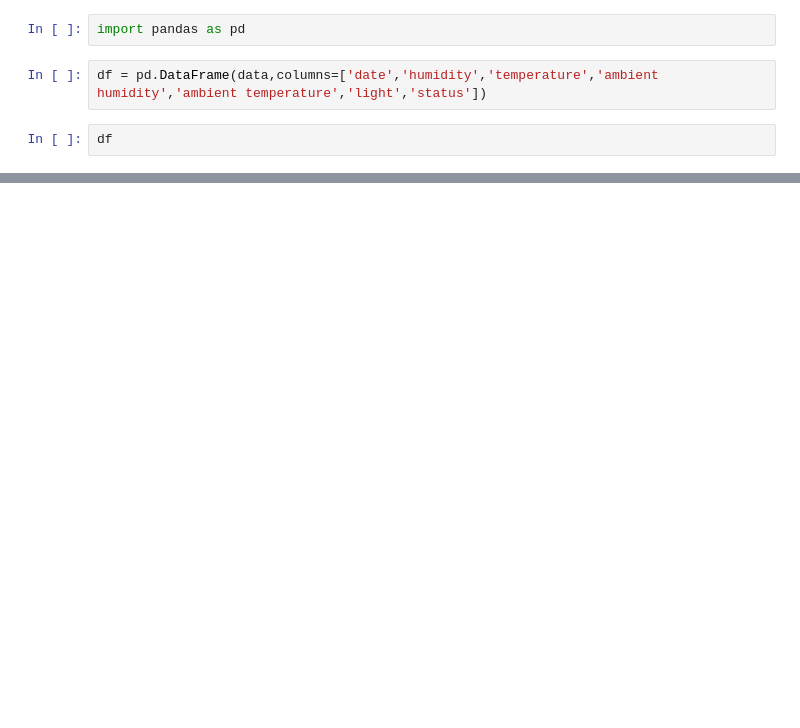
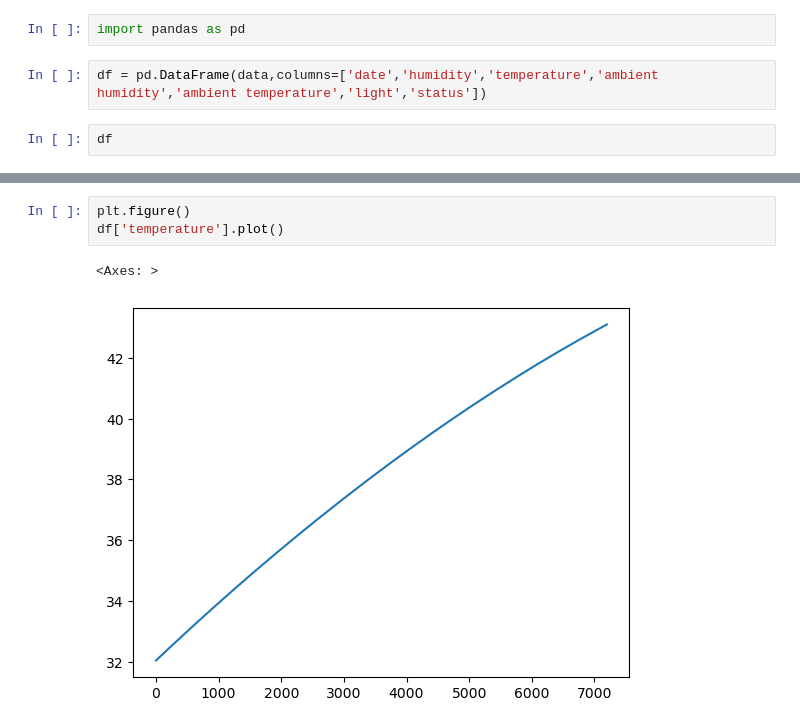
Before and after one commit to wirarama/dataevo, a Jupyter notebook: data-irigasi-tetes.ipynb, the cells around one changed output, grey strips where cells are left out. Drawn from its saved outputs; the diff is of its cells as text; blank space fills up the shorter version.

```diff
--- a/data-irigasi-tetes.ipynb
+++ b/data-irigasi-tetes.ipynb
@@ -99,0 +152,6 @@ df.to_csv('out.csv')
+# %%
+plt.figure()
+df['temperature'].plot()
+# %% [output]
+<Axes: >
+[figure, added]
```
Also changed, not shown: parts of 16 cells of this notebook, 3 other files.
